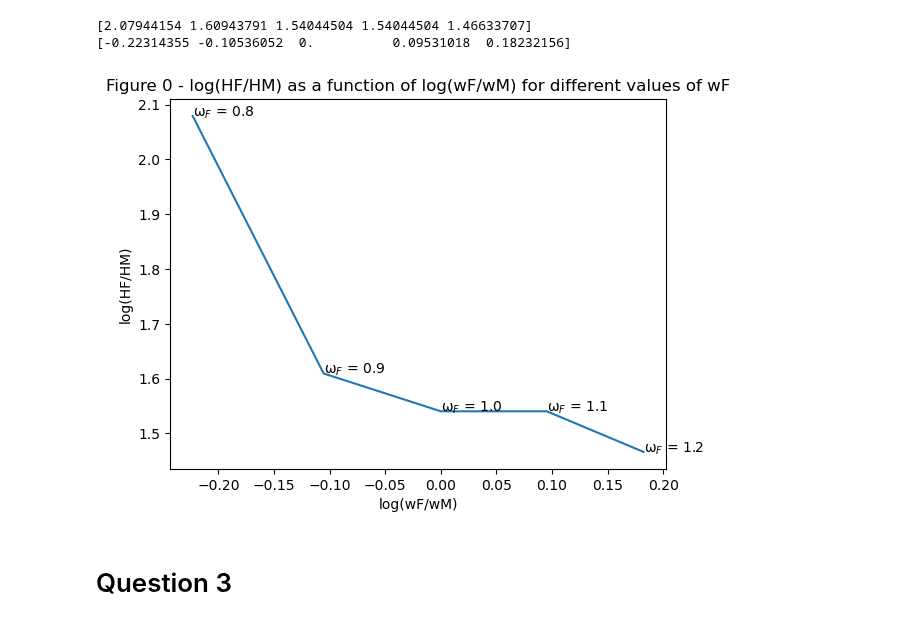
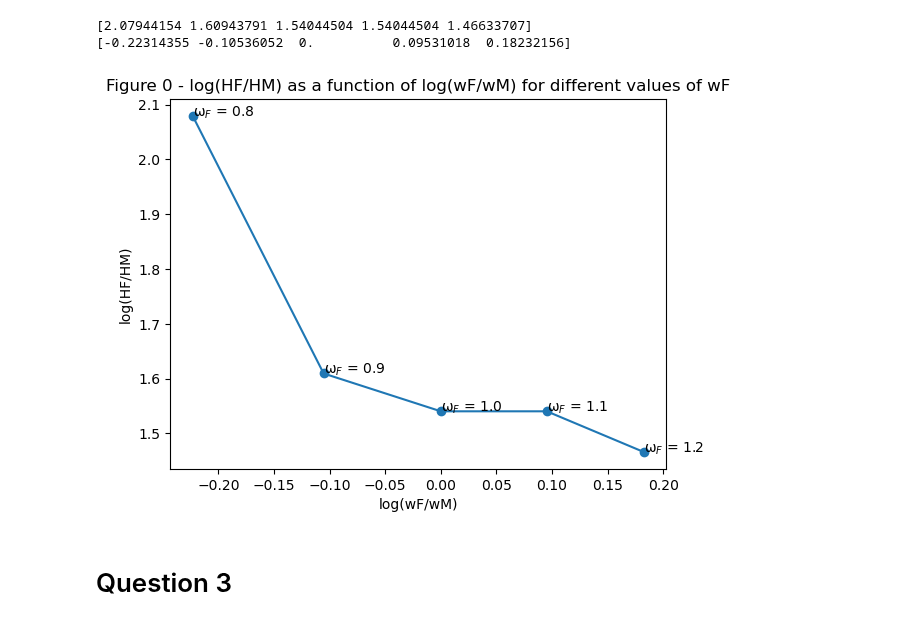
Before and after one commit to NumEconCopenhagen/projects-2023-bulen, a Jupyter notebook: inauguralproject/inauguralproject.ipynb, the cells around one changed output. Saved outputs shown, nothing was run; the diff lists cells and outputs as text; code cells hidden in the pictures.

Commit message:
Added datapoint markers to figure 0 and 1

```diff
--- a/inauguralproject/inauguralproject.ipynb
+++ b/inauguralproject/inauguralproject.ipynb
@@ -112,16 +112,16 @@ print(result4a)
 # %%
 # b. Illustrating the results
 
-plt.plot(result4a, result3a)
+plt.plot(result4a, result3a, marker='o')
 plt.title('Figure 0 - log(HF/HM) as a function of log(wF/wM) for different values of wF')
 plt.ylabel('log(HF/HM)')
 plt.xlabel('log(wF/wM)')
 for i, txt in enumerate(arwF): #annotating the data points with the corresponding values from the wF array
     plt.annotate("ω$_{F}$ = "+ str(txt),(result4a[i],result3a[i]))
 
 plt.show()
 # %% [output]
-[figure, old version]
+[figure, new version]
 # %% [markdown]
 # Question 3
 # %% [markdown]
```
Also changed, not shown: parts of 1 cell of this notebook.
